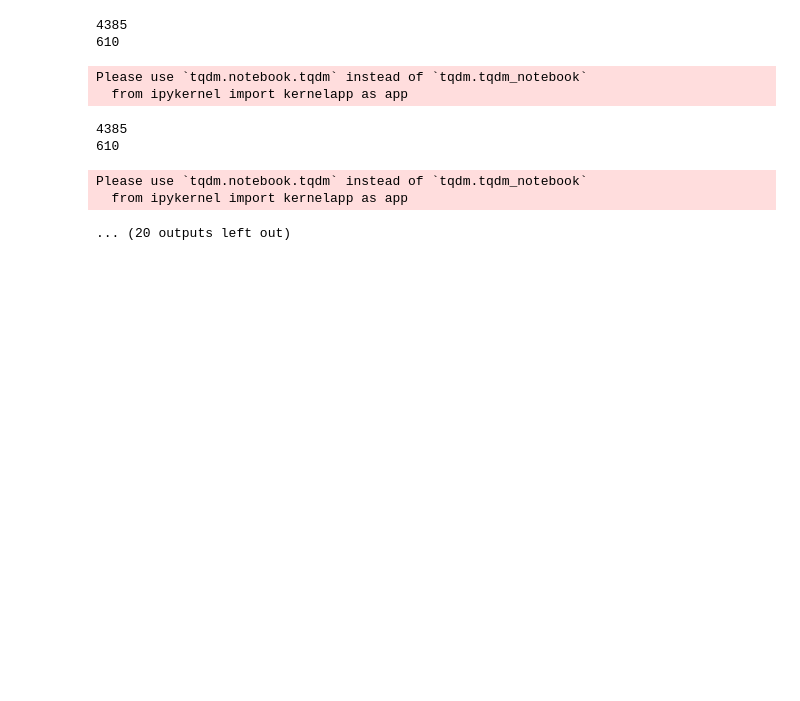
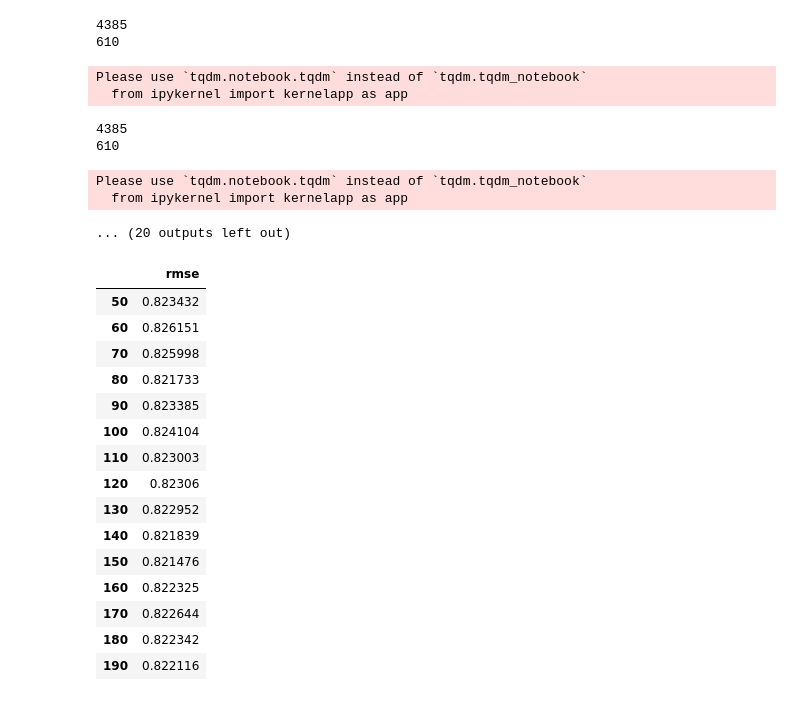
Before and after one commit to fromptj/recommender_system, a Jupyter notebook: 02-Basic-Recommender-System/03-Collaborative_Filtering_Model_Based_SVD_SGD_ALS.ipynb, the cells around one changed output. Drawn from its saved outputs; the diff is of its cells as text; code cells hidden in the pictures; blank space fills up the shorter version.

```diff
--- a/02-Basic-Recommender-System/03-Collaborative_Filtering_Model_Based_SVD_SGD_ALS.ipynb
+++ b/02-Basic-Recommender-System/03-Collaborative_Filtering_Model_Based_SVD_SGD_ALS.ipynb
@@ -283,3 +283,22 @@ Please use `tqdm.notebook.tqdm` instead of `tqdm.tqdm_notebook`
 Please use `tqdm.notebook.tqdm` instead of `tqdm.tqdm_notebook`
   from ipykernel import kernelapp as app
 ... (20 outputs left out)
+# %%
+res
+# %% [output]
+|  | rmse |
+| 50 | 0.823432 |
+| 60 | 0.826151 |
+| 70 | 0.825998 |
+| 80 | 0.821733 |
+| 90 | 0.823385 |
+| 100 | 0.824104 |
+| 110 | 0.823003 |
+| 120 | 0.82306 |
+| 130 | 0.822952 |
+| 140 | 0.821839 |
+| 150 | 0.821476 |
+| 160 | 0.822325 |
+| 170 | 0.822644 |
+| 180 | 0.822342 |
+| 190 | 0.822116 |
```
Also changed, not shown: parts of 18 cells of this notebook.
